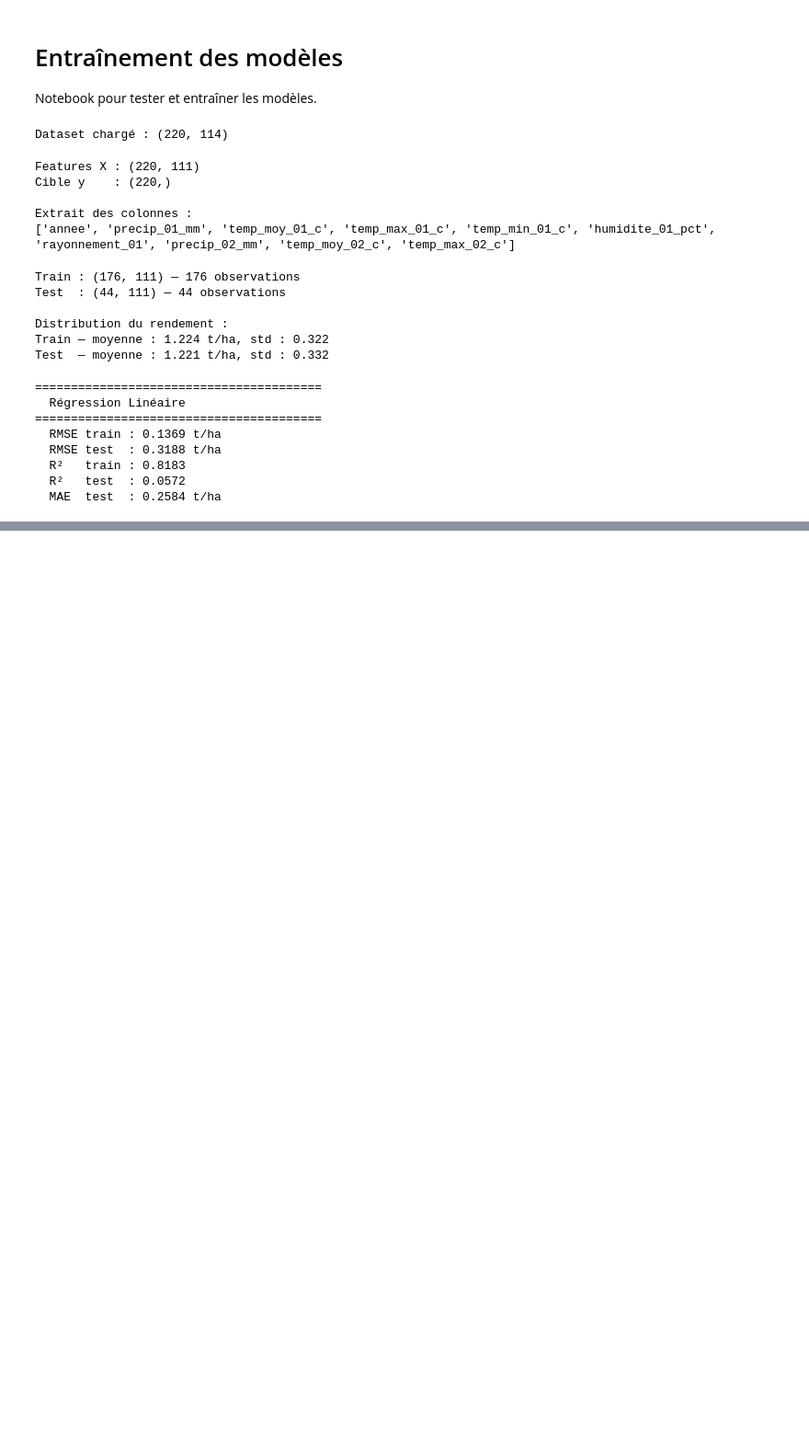
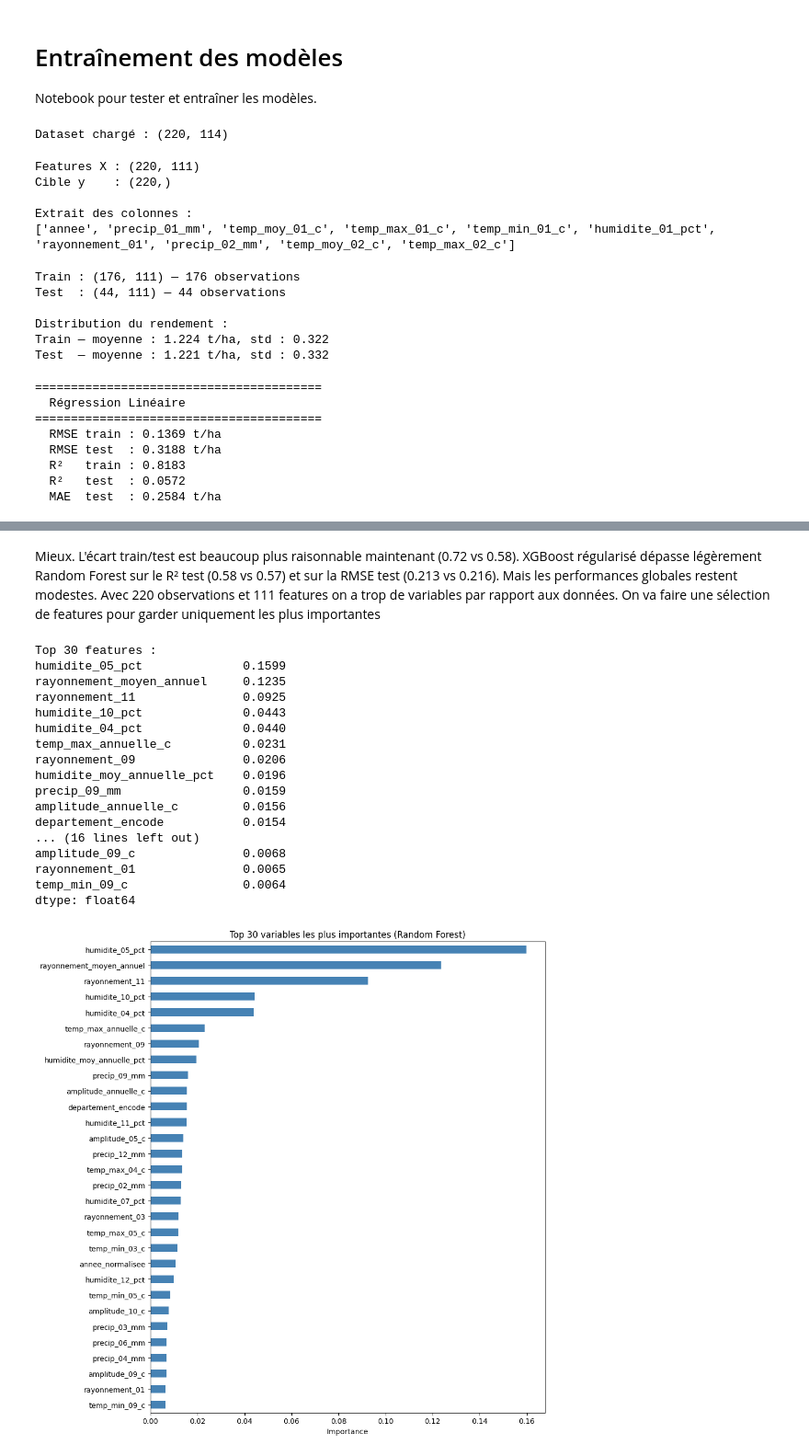
Before and after one commit to steftdg/ZeaMays-Yield-Prediction-Benin, a Jupyter notebook: notebooks/04_model_training.ipynb, the cells around one changed output, grey strips where cells are left out. Shown at 92% size. Saved outputs shown, nothing was run; the diff lists cells and outputs as text; code cells hidden in the pictures; blank space fills up the shorter version.

```diff
--- a/notebooks/04_model_training.ipynb
+++ b/notebooks/04_model_training.ipynb
@@ -110,0 +113,16 @@ tous_resultats.append(resultats_lr)
+# %%
+# Cellule 6 — Modèle 2 : Random Forest
+modele_rf = RandomForestRegressor(
+    n_estimators=200,
+    max_depth=10,
+    min_samples_split=5,
+    min_samples_leaf=2,
+    random_state=42,
+    n_jobs=-1
+)
+resultats_rf, y_pred_rf = evaluer_modele(
+    "Random Forest",
+    modele_rf,
+    X_train, X_test, y_train, y_test
+)
+tous_resultats.append(resultats_rf)
@@ -110,0 +201,44 @@ tous_resultats.append(resultats_lr)
+# %% [markdown]
+Mieux. L'écart train/test est beaucoup plus raisonnable maintenant (0.72 vs 0.58). XGBoost régularisé dépasse légèrement Random Forest sur le R² test (0.58 vs 0.57) et sur la RMSE test (0.213 vs 0.216).
+Mais les performances globales restent modestes. Avec 220 observations et 111 features on a trop de variables par rapport aux données. On va faire une sélection de features pour garder uniquement les plus importantes
+# %%
+# Cellule 9 — sélection des features importantes selon Random Forest
+importances = pd.Series(
+    modele_rf.feature_importances_,
+    index=X_train.columns
+).sort_values(ascending=False)
+
+# Garder les 30 features les plus importantes
+top_features = importances.head(30).index.tolist()
+
+print("Top 30 features :")
+print(importances.head(30).round(4))
+
+# Visualisation
+plt.figure(figsize=(10, 10))
+importances.head(30).plot(kind="barh", color="steelblue")
+plt.gca().invert_yaxis()
+plt.title("Top 30 variables les plus importantes (Random Forest)")
+plt.xlabel("Importance")
+plt.tight_layout()
+plt.savefig("../reports/figures/feature_importance.png", dpi=150)
+plt.show()
+# %% [output]
+Top 30 features :
+humidite_05_pct              0.1599
+rayonnement_moyen_annuel     0.1235
+rayonnement_11               0.0925
+humidite_10_pct              0.0443
+humidite_04_pct              0.0440
+temp_max_annuelle_c          0.0231
+rayonnement_09               0.0206
+humidite_moy_annuelle_pct    0.0196
+precip_09_mm                 0.0159
+amplitude_annuelle_c         0.0156
+departement_encode           0.0154
+... (16 lines left out)
+amplitude_09_c               0.0068
+rayonnement_01               0.0065
+temp_min_09_c                0.0064
+dtype: float64
+[figure, added]
```
Also changed, not shown: parts of 10 cells of this notebook, 9 other files.
